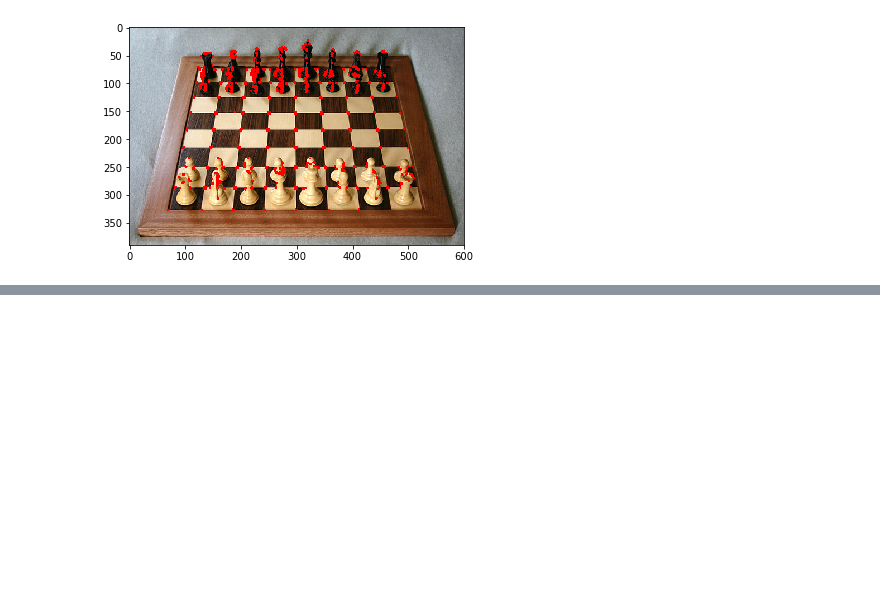
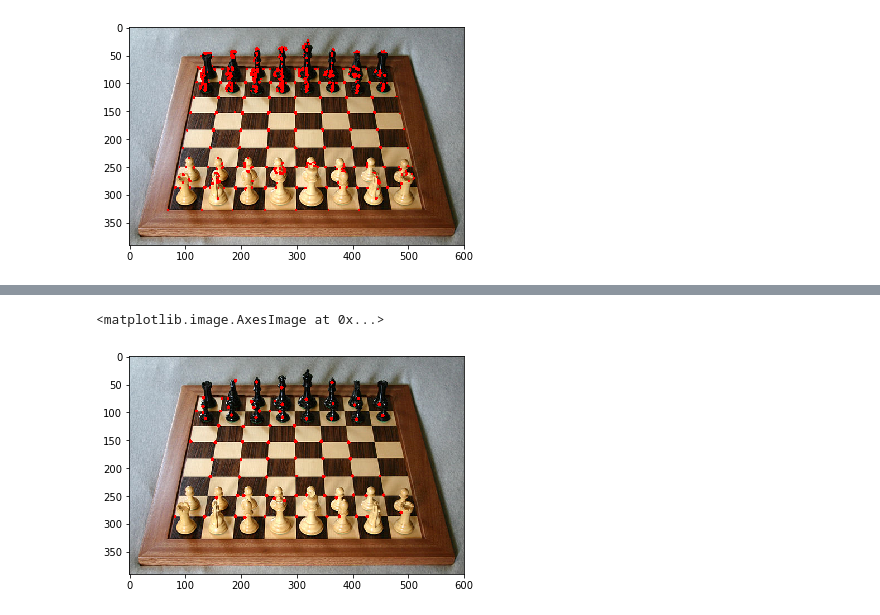
Before and after one commit to ujjwaltyagi2000/computer-vision-basics, a Jupyter notebook: object-detection/corner-detection.ipynb, the cells around one changed output, grey strips where cells are left out. Saved outputs shown, nothing was run; the diff lists cells and outputs as text; code cells hidden in the pictures; blank space fills up the shorter version.

Commit message:
shi-tomasi corner detection used

```diff
--- a/object-detection/corner-detection.ipynb
+++ b/object-detection/corner-detection.ipynb
@@ -120,0 +151,6 @@ plt.imshow(real_chess)
+# %%
+corners = cv2.goodFeaturesToTrack(gray_flat_chess, maxCorners = 20, qualityLevel = 0.01, minDistance = 10)
+# goodFeaturesToTrack method doesn't automatically mark the corners
+# if you want to find all the corner, pass any negative integer in maxCorners
+
+corners
@@ -120,0 +175,4 @@ plt.imshow(real_chess)
+# %%
+# We want corner values to be integers
+corners=np.int0(corners)
+corners
@@ -120,0 +197,4 @@ plt.imshow(real_chess)
+# %%
+for i in corners:
+    x,y = i.ravel()
+    cv2.circle(flat_chess,(x,y), 3, (255,0,0),-1)
@@ -120,0 +206,10 @@ plt.imshow(real_chess)
+# %%
+corners = cv2.goodFeaturesToTrack(gray_real_chess, maxCorners = 80, qualityLevel = 0.01, minDistance = 10)
+corners=np.int0(corners)
+for i in corners:
+    x,y = i.ravel()
+    cv2.circle(real_chess,(x,y), 3, (255,0,0),-1)
+plt.imshow(real_chess)
+# %% [output]
+<matplotlib.image.AxesImage at 0x...>
+[figure, added]
```
Also changed, not shown: parts of 11 cells of this notebook.
